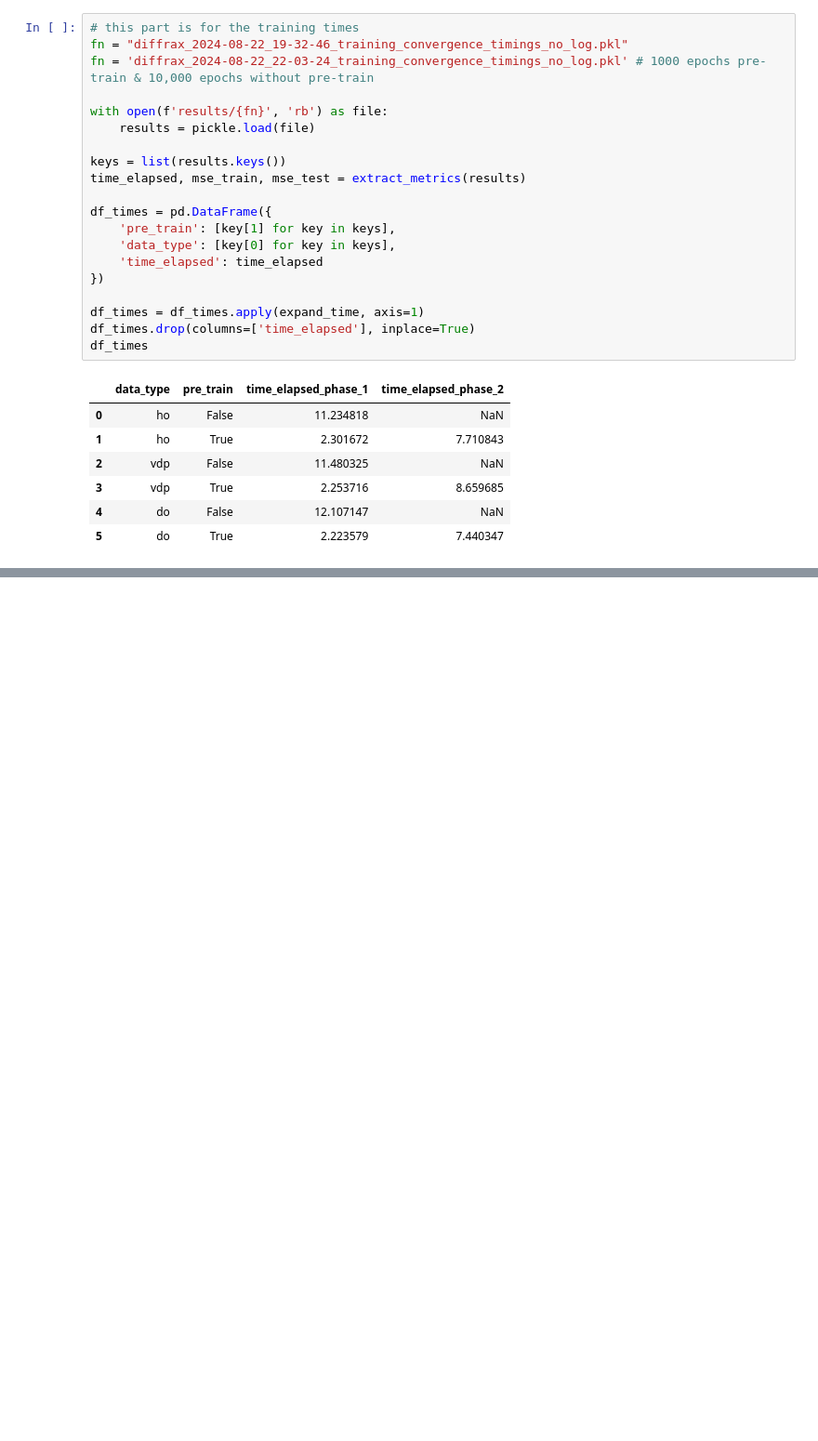
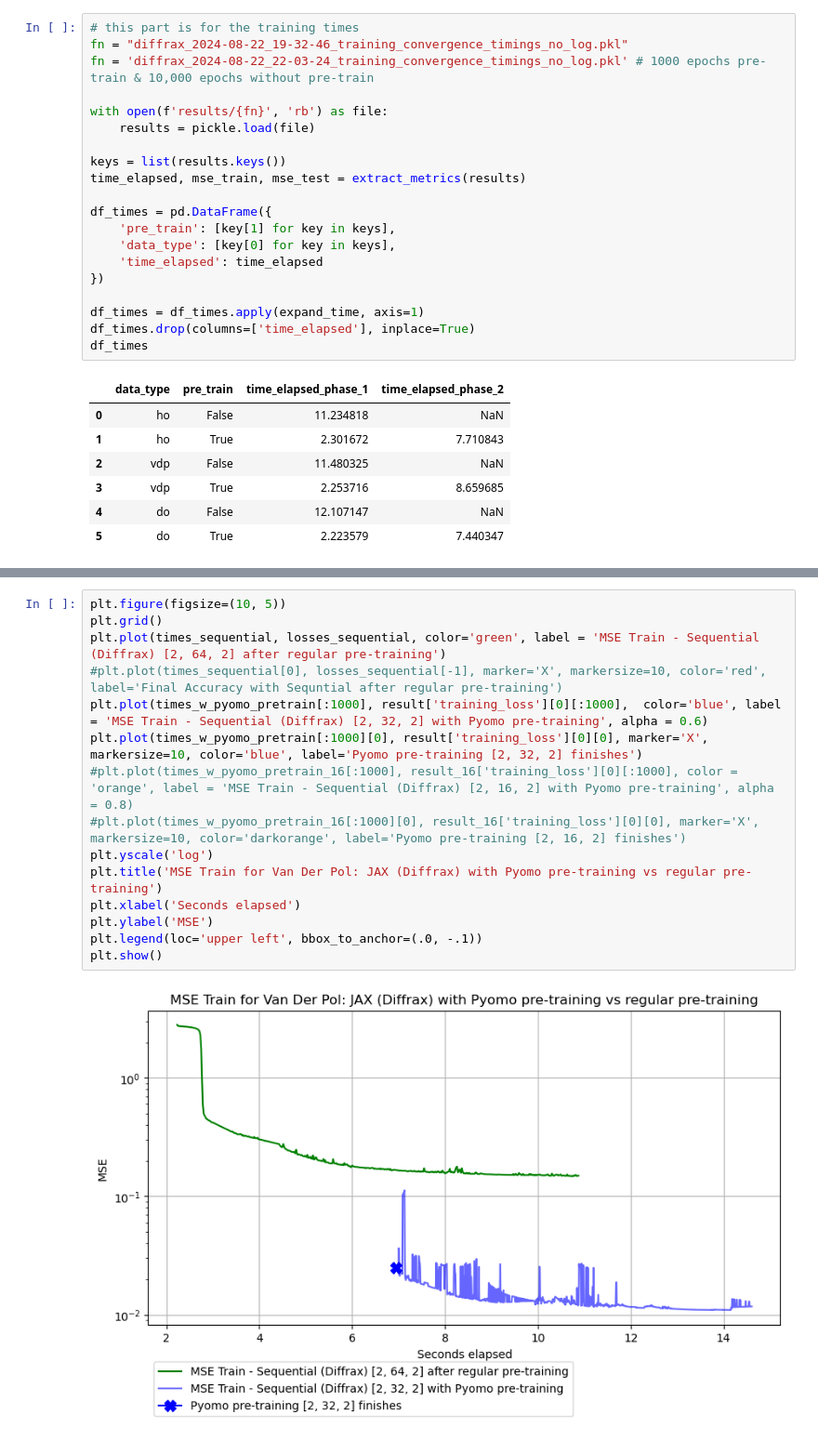
Before and after one commit to mariashapo/NODE, a Jupyter notebook: 01_experiments_toy_dataset/00_comparisons.ipynb, the cells around one changed output, grey strips where cells are left out. Shown at 93% size. Drawn from its saved outputs; the diff is of its cells as text; blank space fills up the shorter version.

```diff
--- a/01_experiments_toy_dataset/00_comparisons.ipynb
+++ b/01_experiments_toy_dataset/00_comparisons.ipynb
@@ -432,0 +513,17 @@ plt.plot()
+# %%
+plt.figure(figsize=(10, 5))
+plt.grid()
+plt.plot(times_sequential, losses_sequential, color='green', label = 'MSE Train - Sequential (Diffrax) [2, 64, 2] after regular pre-training')
+#plt.plot(times_sequential[0], losses_sequential[-1], marker='X', markersize=10, color='red', label='Final Accuracy with Sequntial after regular pre-training')
+plt.plot(times_w_pyomo_pretrain[:1000], result['training_loss'][0][:1000],  color='blue', label = 'MSE Train - Sequential (Diffrax) [2, 32, 2] with Pyomo pre-training', alpha = 0.6)
+plt.plot(times_w_pyomo_pretrain[:1000][0], result['training_loss'][0][0], marker='X', markersize=10, color='blue', label='Pyomo pre-training [2, 32, 2] finishes')
+#plt.plot(times_w_pyomo_pretrain_16[:1000], result_16['training_loss'][0][:1000], color = 'orange', label = 'MSE Train - Sequential (Diffrax) [2, 16, 2] with Pyomo pre-training', alpha = 0.8)
+#plt.plot(times_w_pyomo_pretrain_16[:1000][0], result_16['training_loss'][0][0], marker='X', markersize=10, color='darkorange', label='Pyomo pre-training [2, 16, 2] finishes')
+plt.yscale('log')
+plt.title('MSE Train for Van Der Pol: JAX (Diffrax) with Pyomo pre-training vs regular pre-training')
+plt.xlabel('Seconds elapsed')
+plt.ylabel('MSE')
+plt.legend(loc='upper left', bbox_to_anchor=(.0, -.1))
+plt.show()
+# %% [output]
+[figure, added]
```
Also changed, not shown: parts of 17 cells of this notebook, 23 other files.
